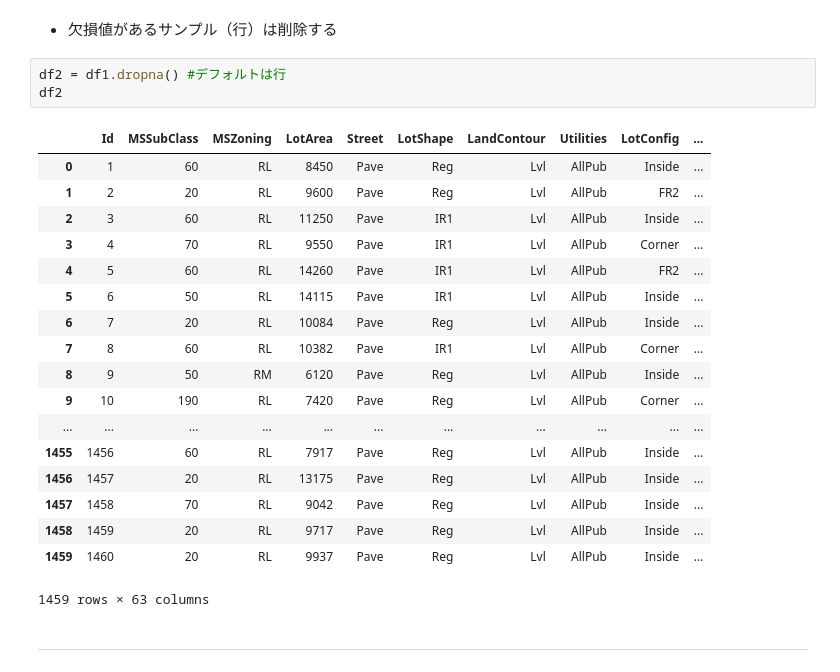
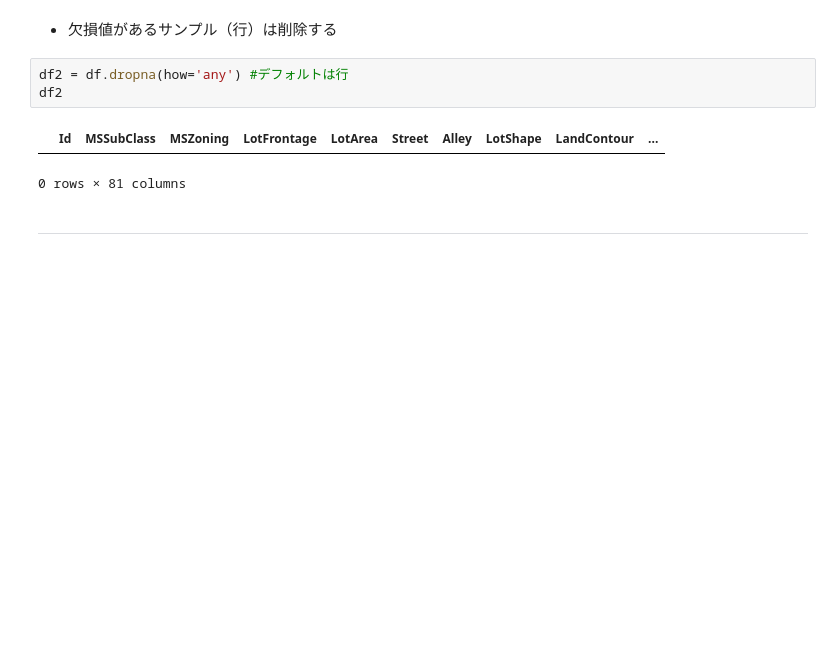
Before and after one commit to masterplan1216/diveintocode-ml, a Jupyter notebook: week3/week3_pre-task2.ipynb, the cells around one changed output. Drawn from its saved outputs; the diff is of its cells as text; blank space fills up the shorter version.

```diff
--- a/week3/week3_pre-task2.ipynb
+++ b/week3/week3_pre-task2.ipynb
@@ -297,27 +297,11 @@ df1
 # %% [markdown]
 - 欠損値があるサンプル（行）は削除する
 # %%
-df2 = df1.dropna() #デフォルトは行
+df2 = df.dropna(how='any') #デフォルトは行
 df2
 # %% [output]
-|  | Id | MSSubClass | MSZoning | LotArea | Street | LotShape | LandContour | Utilities | LotConfig | ... |
-| 0 | 1 | 60 | RL | 8450 | Pave | Reg | Lvl | AllPub | Inside | ... |
-| 1 | 2 | 20 | RL | 9600 | Pave | Reg | Lvl | AllPub | FR2 | ... |
-| 2 | 3 | 60 | RL | 11250 | Pave | IR1 | Lvl | AllPub | Inside | ... |
-| 3 | 4 | 70 | RL | 9550 | Pave | IR1 | Lvl | AllPub | Corner | ... |
-| 4 | 5 | 60 | RL | 14260 | Pave | IR1 | Lvl | AllPub | FR2 | ... |
-| 5 | 6 | 50 | RL | 14115 | Pave | IR1 | Lvl | AllPub | Inside | ... |
-| 6 | 7 | 20 | RL | 10084 | Pave | Reg | Lvl | AllPub | Inside | ... |
-| 7 | 8 | 60 | RL | 10382 | Pave | IR1 | Lvl | AllPub | Corner | ... |
-| 8 | 9 | 50 | RM | 6120 | Pave | Reg | Lvl | AllPub | Inside | ... |
-| 9 | 10 | 190 | RL | 7420 | Pave | Reg | Lvl | AllPub | Corner | ... |
-| ... | ... | ... | ... | ... | ... | ... | ... | ... | ... | ... |
-| 1455 | 1456 | 60 | RL | 7917 | Pave | Reg | Lvl | AllPub | Inside | ... |
-| 1456 | 1457 | 20 | RL | 13175 | Pave | Reg | Lvl | AllPub | Inside | ... |
-| 1457 | 1458 | 70 | RL | 9042 | Pave | Reg | Lvl | AllPub | Inside | ... |
-| 1458 | 1459 | 20 | RL | 9717 | Pave | Reg | Lvl | AllPub | Inside | ... |
-| 1459 | 1460 | 20 | RL | 9937 | Pave | Reg | Lvl | AllPub | Inside | ... |
+|  | Id | MSSubClass | MSZoning | LotFrontage | LotArea | Street | Alley | LotShape | LandContour | ... |
-1459 rows × 63 columns
+0 rows × 81 columns
 # %% [markdown]
 ***
 # %% [markdown]
```
